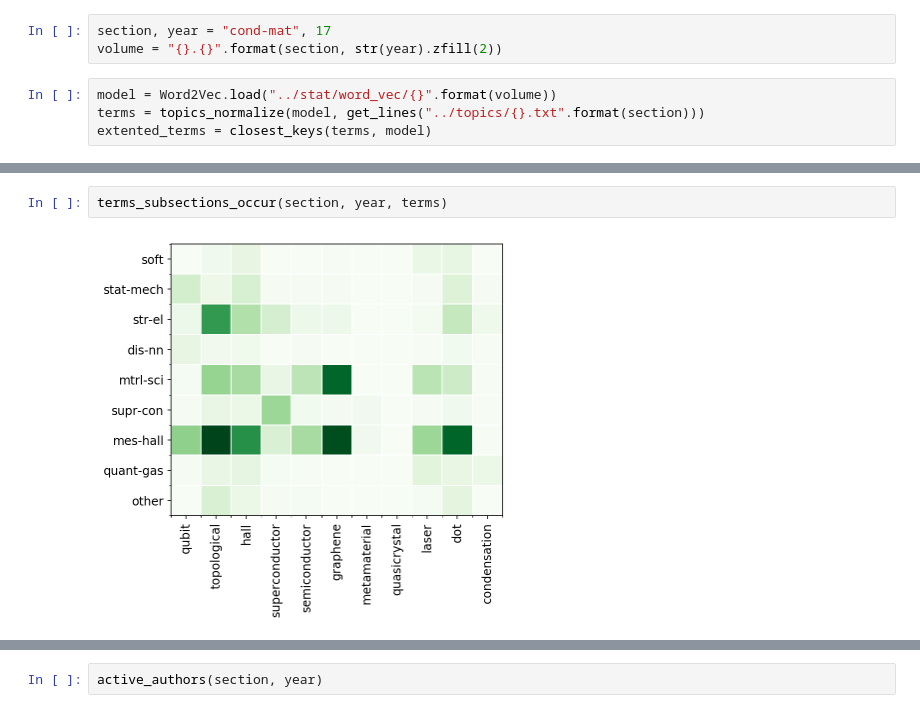
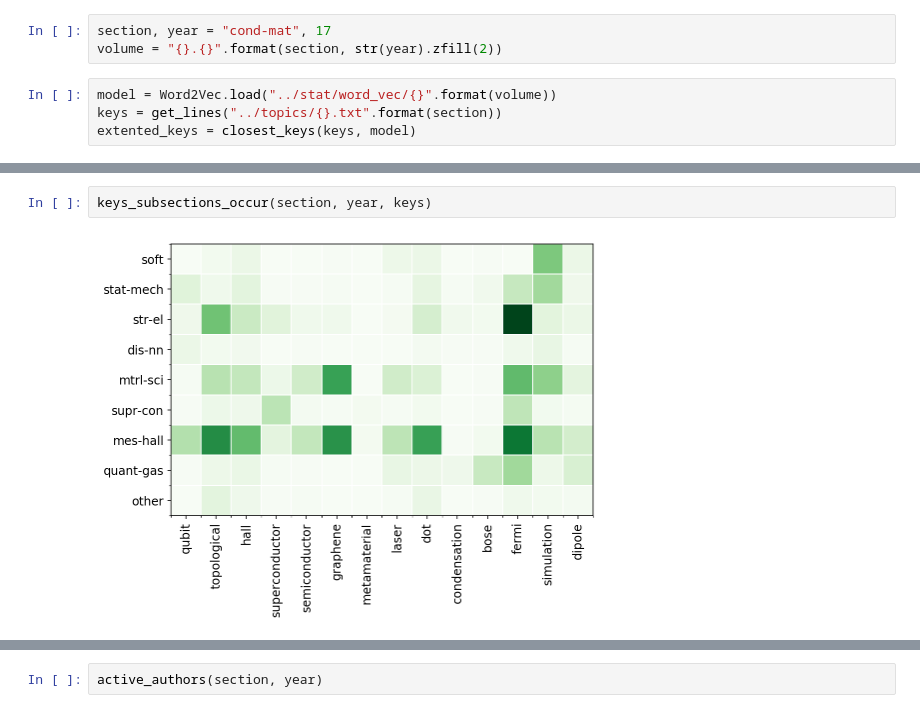
Before and after one commit to pskryuchkov/ilovescience, a Jupyter notebook: notebooks/demo/cond-mat.17.ipynb, the cells around one changed output, grey strips where cells are left out. Cells and saved outputs as stored; diff of their text form.

```diff
--- a/notebooks/demo/cond-mat.17.ipynb
+++ b/notebooks/demo/cond-mat.17.ipynb
@@ -8,5 +8,5 @@ section, year = "cond-mat", 17
 volume = "{}.{}".format(section, str(year).zfill(2))
 # %%
 model = Word2Vec.load("../stat/word_vec/{}".format(volume))
-terms = topics_normalize(model, get_lines("../topics/{}.txt".format(section)))
-extented_terms = closest_keys(terms, model)
+keys = get_lines("../topics/{}.txt".format(section))
+extented_keys = closest_keys(keys, model)
@@ -19,6 +19,6 @@ terms_evo(terms, section, 10, 17) # terms rate evolution
 # %% [output]
 [interactive output not drawn]
 # %%
-terms_subsections_occur(section, year, terms)
+keys_subsections_occur(section, year, keys)
 # %% [output]
-[figure, old version]
+[figure, new version]
```
Also changed, not shown: parts of 9 cells of this notebook, 4 other files.
